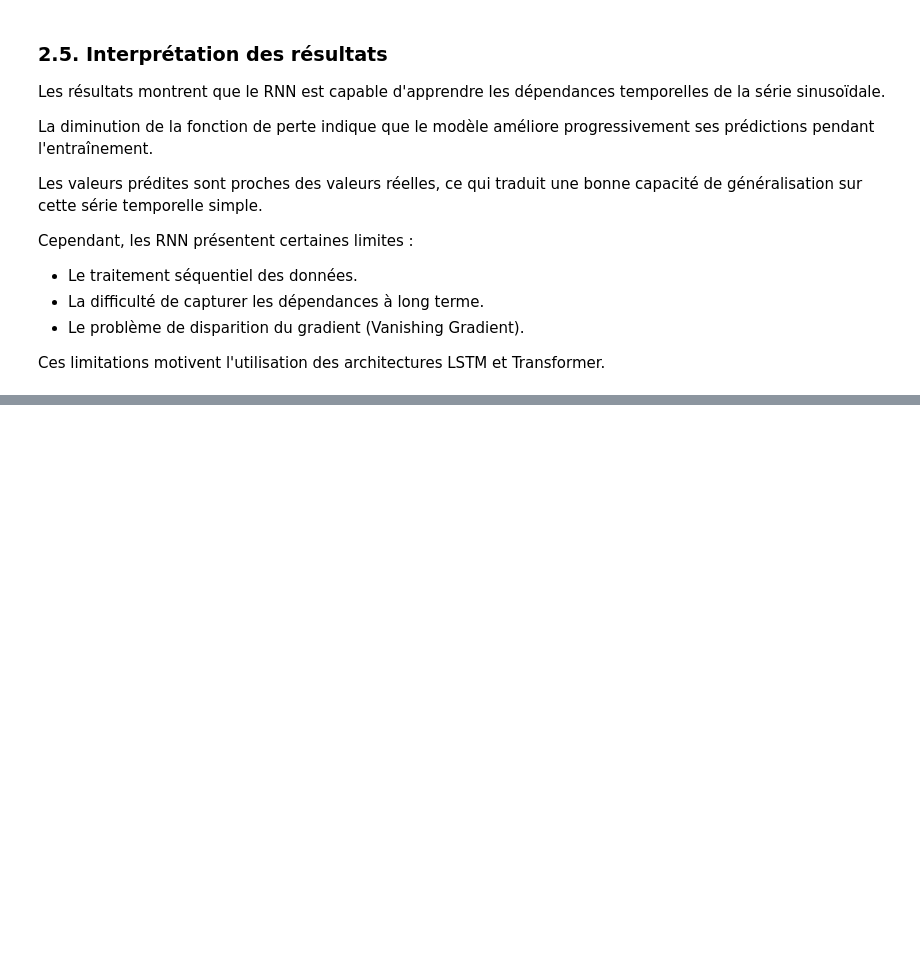
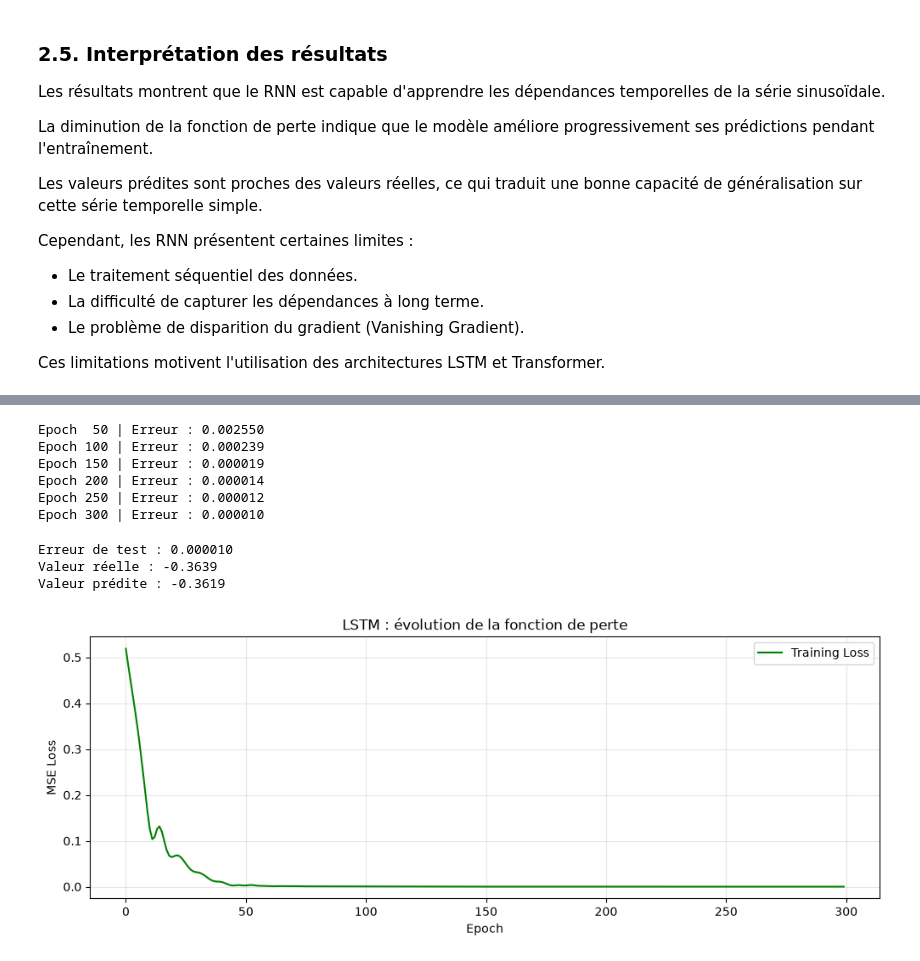
Before and after one commit to Benaich-idris/Activit-Pratique-N-4, a Jupyter notebook: Atelier_4_Architecture_Transformer.ipynb, the cells around one changed output, grey strips where cells are left out. Drawn from its saved outputs; the diff is of its cells as text; code cells hidden in the pictures; blank space fills up the shorter version.

Commit message:
feat: implement LSTM and Transformer with comparative evaluation

```diff
--- a/Atelier_4_Architecture_Transformer.ipynb
+++ b/Atelier_4_Architecture_Transformer.ipynb
@@ -251,0 +313,65 @@ LSTM et Transformer.
+# %%
+modele_lstm.train()
+
+for epoch in range(epochs):
+
+    predictions = modele_lstm(X_train)
+
+    perte = critere(predictions, y_train)
+
+    optimiseur_lstm.zero_grad()
+
+    perte.backward()
+
+    optimiseur_lstm.step()
+
+    historique_lstm.append(perte.item())
+
+    if (epoch + 1) % 50 == 0:
+        print(
+            f"Epoch {epoch + 1:3d} | "
+            f"Erreur : {perte.item():.6f}"
+        )
+# %% [output]
+Epoch  50 | Erreur : 0.002550
+Epoch 100 | Erreur : 0.000239
+Epoch 150 | Erreur : 0.000019
+Epoch 200 | Erreur : 0.000014
+Epoch 250 | Erreur : 0.000012
+Epoch 300 | Erreur : 0.000010
+# %%
+modele_lstm.eval()
+
+with torch.no_grad():
+
+    predictions_lstm = modele_lstm(X_test)
+
+    erreur_test_lstm = critere(
+        predictions_lstm,
+        y_test
+    )
+
+print(f"Erreur de test : {erreur_test_lstm.item():.6f}")
+print(f"Valeur réelle : {y_test[0].item():.4f}")
+print(f"Valeur prédite : {predictions_lstm[0].item():.4f}")
+# %% [output]
+Erreur de test : 0.000010
+Valeur réelle : -0.3639
+Valeur prédite : -0.3619
+# %%
+plt.figure(figsize=(12, 4))
+
+plt.plot(
+    historique_lstm,
+    color="green",
+    label="Training Loss"
+)
+
+plt.title("LSTM : évolution de la fonction de perte")
+plt.xlabel("Epoch")
+plt.ylabel("MSE Loss")
+plt.legend()
+plt.grid(True, alpha=0.3)
+plt.show()
+# %% [output]
+[figure, added]
```
Also changed, not shown: parts of 19 cells of this notebook.
